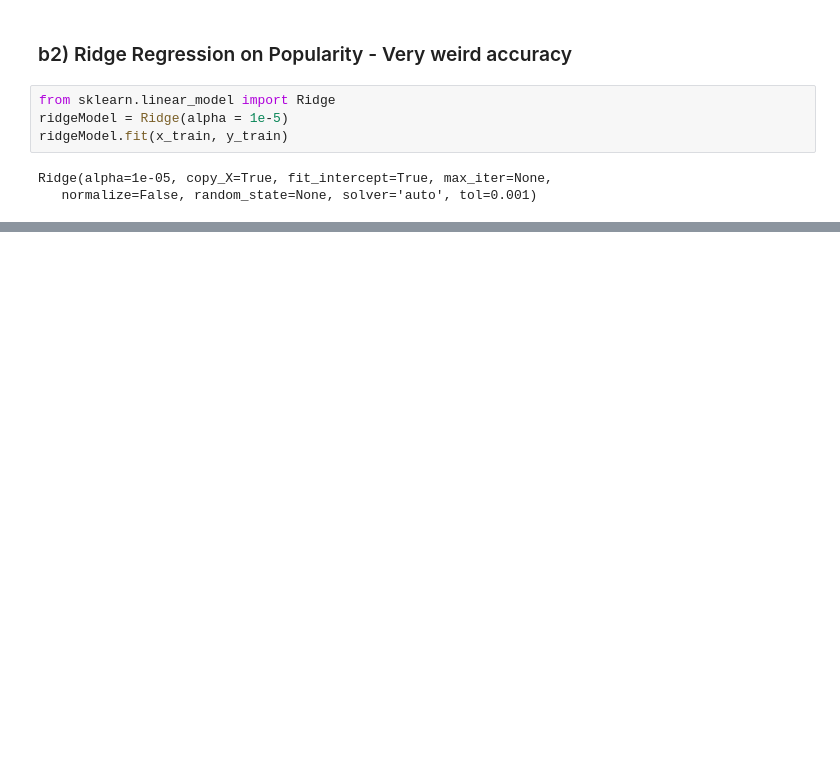
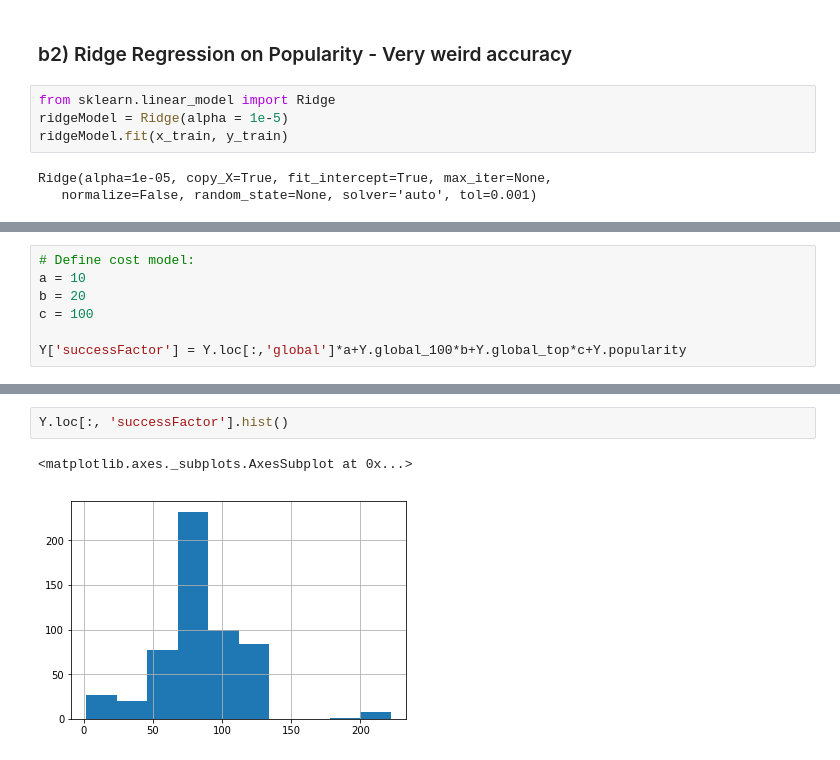
Before and after one commit to liams32/Spotify_Analysis, a Jupyter notebook: ML Models/MLModels_Basic.ipynb, the cells around one changed output, grey strips where cells are left out. Drawn from its saved outputs; the diff is of its cells as text; blank space fills up the shorter version.

```diff
--- a/ML Models/MLModels_Basic.ipynb
+++ b/ML Models/MLModels_Basic.ipynb
@@ -305,0 +417,7 @@ Testing Data
+# %%
+# Define cost model:
+a = 10
+b = 20
+c = 100
+
+Y['successFactor'] = Y.loc[:,'global']*a+Y.global_100*b+Y.global_top*c+Y.popularity
@@ -305,0 +433,5 @@ Testing Data
+# %%
+Y.loc[:, 'successFactor'].hist()
+# %% [output]
+<matplotlib.axes._subplots.AxesSubplot at 0x...>
+[figure, added]
```
Also changed, not shown: parts of 35 cells of this notebook.
